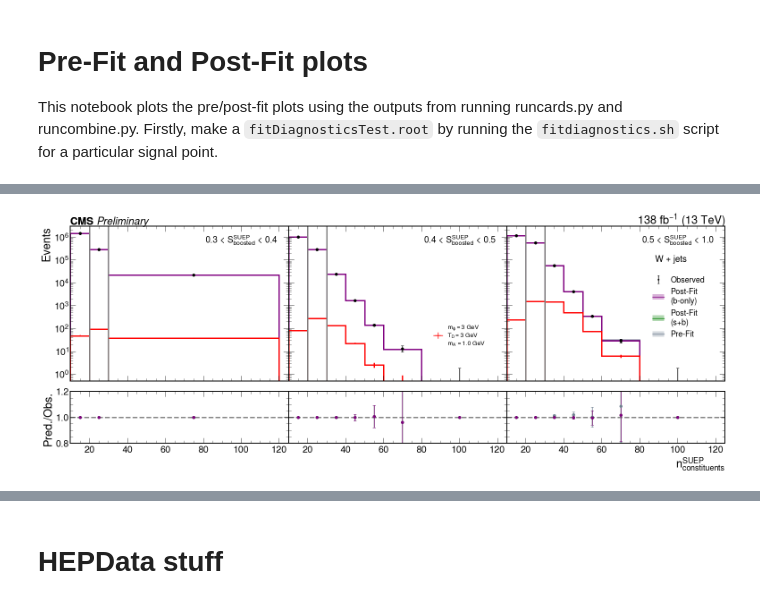
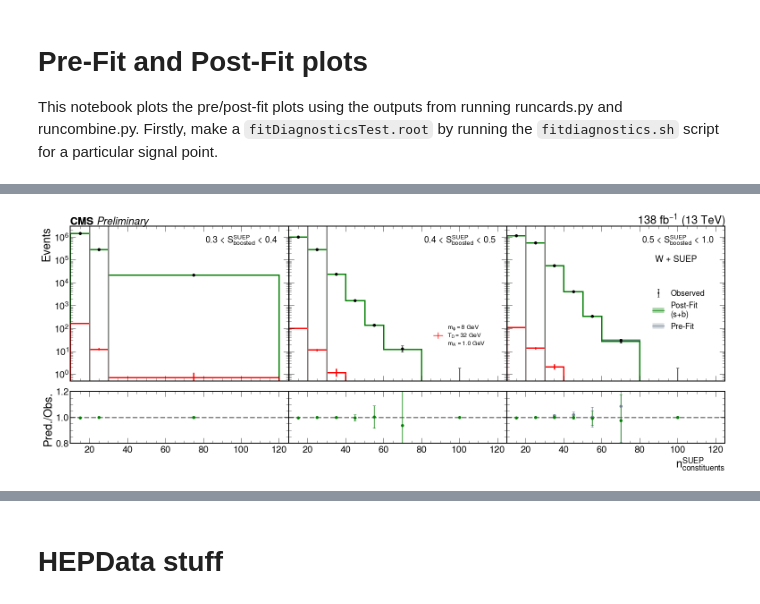
Before and after one commit to SUEPPhysics/SUEPLimits, a Jupyter notebook: notebook_tools/wh_prefit_postfit.ipynb, the cells around one changed output, grey strips where cells are left out. Cells and saved outputs as stored; diff of their text form; code cells hidden in the pictures.

```diff
--- a/notebook_tools/wh_prefit_postfit.ipynb
+++ b/notebook_tools/wh_prefit_postfit.ipynb
@@ -31,0 +54,19 @@ file = uproot.open(filename)
+# %%
+sames = {}
+for k in file.keys():
+    s = k
+    if 'ch2' in s:
+        index = s.find('ch2') + len('ch2')
+    elif 'ch1' in s:
+        index = s.find('ch1') + len('ch1')
+    else:
+        index = 0
+    s = s[index:]
+    if s in sames.keys():
+        sames[s].append(k)
+    else:
+        sames[s] = []
+        sames[s].append(k)
+
+for list in sames.keys():
+    print(sames[list])
@@ -432,21 +552,62 @@ payload_err
 # %%
-WJHS_plot_objs = create_plot_objects(payload['WJHS'], payload_err['WJHS'])
-WJHSfig, WJHSaxs, WJHSaxrs = make_postfit(WJHS_plot_objs, region='WJHS', signals=[(3, 3, 'generic')], fit_x='fit_s')
-WJHSaxs[2].text(0.68, 0.77, 'W + jets',
-            fontsize=20, transform=WJHSaxs[2].transAxes)
-cms = WJHSaxs[0].text(
+"""
+make_postfit function:
+- plot_objs: dictionary of histograms and their properties (don't need to change)
+- channel: 'WH' or 'ZH'
+- region: 'SR' or 'GJLS' or 'WJLS' (or any other region)
+- signals: list of tuples containing (mD, T, mode) for signal histograms (integers for mD and T unless non-integer T, then pass as float)
+- postfits: 'b', 's+b', or 'both'
+- prefit: boolean to indicate if prefit should be plotted
+
+for debugging... convention that has been set is ch1=ZH and ch2=WH
+expected file strucutre and naming scheme follows that set by the official-cards/ directory...
+"""
+
+WH_SR_plot_objs = create_plot_objects(payload_ch2['ch2_SR'], payload_ch2_err['ch2_SR'])
+
+WH_SRfig, WH_SRaxs, WH_SRaxrs = make_postfit(WH_SR_plot_objs, channel='WH', region='SR', signals=[(8, 32, 'generic')], postfits='s+b', prefit=True)
+
+WH_SRaxs[2].text(0.68, 0.77, 'W + SUEP',
+            fontsize=20, transform=WH_SRaxs[2].transAxes)
+cms = WH_SRaxs[0].text(
     0.0, 1.01, u"CMS ",
     fontsize=24, fontweight='bold',
-    transform=WJHSaxs[0].transAxes,
+    transform=WH_SRaxs[0].transAxes,
     horizontalalignment='left'
 )
-simulation = WJHSaxs[0].text(
+simulation = WH_SRaxs[0].text(
     0.12, 1.01, u"Preliminary",
     fontsize=24, fontstyle='italic',
-    transform=WJHSaxs[0].transAxes,
+    transform=WH_SRaxs[0].transAxes,
     horizontalalignment='left'
 )
-if save_to_AN: WJHSfig.savefig(AN_label.format('prepostfit'))
+if save_to_AN: WH_SRfig.savefig(AN_label.format('prepostfit'))
+plot_utils.savefig(WH_SRfig, '../' 'WH_prepostfit_mD3_T3')
+plt.show()
+
+# ---------------------------------------------------------------------------------------------------------------------------------------------------
+
+ZH_SR_plot_objs = create_plot_objects(payload_ch1['ch1_SR'], payload_ch1_err['ch1_SR'], channelnum='ch1')
+
+ZH_SRfig, ZH_SRaxs, ZH_SRaxrs = make_postfit(ZH_SR_plot_objs, channel='ZH', region='SR', signals=[(8, 32, 'generic')], postfits='s+b', prefit=True)
+
+ZH_SRaxs[2].text(0.68, 0.77, 'Z + SUEP',
+            fontsize=20, transform=ZH_SRaxs[2].transAxes)
+cms = ZH_SRaxs[0].text(
+    0.0, 1.01, u"CMS ",
+    fontsize=24, fontweight='bold',
+    transform=ZH_SRaxs[0].transAxes,
+    horizontalalignment='left'
+)
+simulation = ZH_SRaxs[0].text(
+    0.12, 1.01, u"Preliminary",
+    fontsize=24, fontstyle='italic',
+    transform=ZH_SRaxs[0].transAxes,
+    horizontalalignment='left'
+)
+if save_to_AN: ZH_SRfig.savefig(AN_label.format('prepostfit'))
+plot_utils.savefig(ZH_SRfig, '../' 'ZH_prepostfit_mD3_T3')
+plt.show()
 
 # WJHS_plot_objs = create_plot_objects(payload['WJHS'], payload_err['WJHS'], lepton='e')
 # WJHSfig, WJHSaxs, WJHSaxrs = make_postfit(WJHS_plot_objs, region='WJHS', signals=[(3, 3, 'generic')])
@@ -528 +672 @@ fit_s [5.62263789e+04 4.03385645e+03 3.40057617e+02 2.94738846e+01
-[figure, old version]
+[figure, new version]
```
Also changed, not shown: parts of 8 cells of this notebook.
